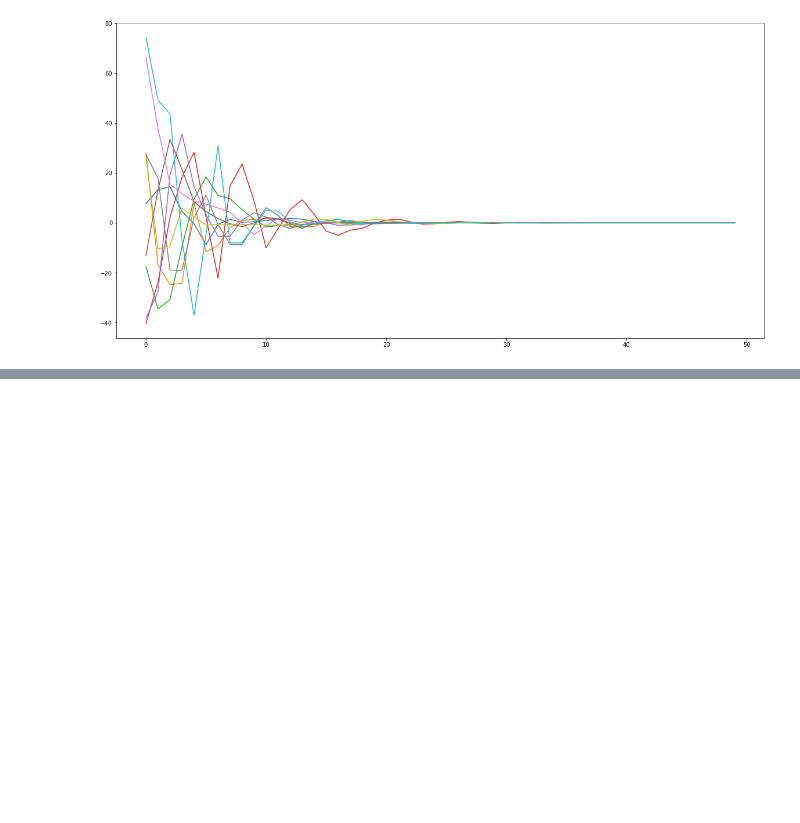
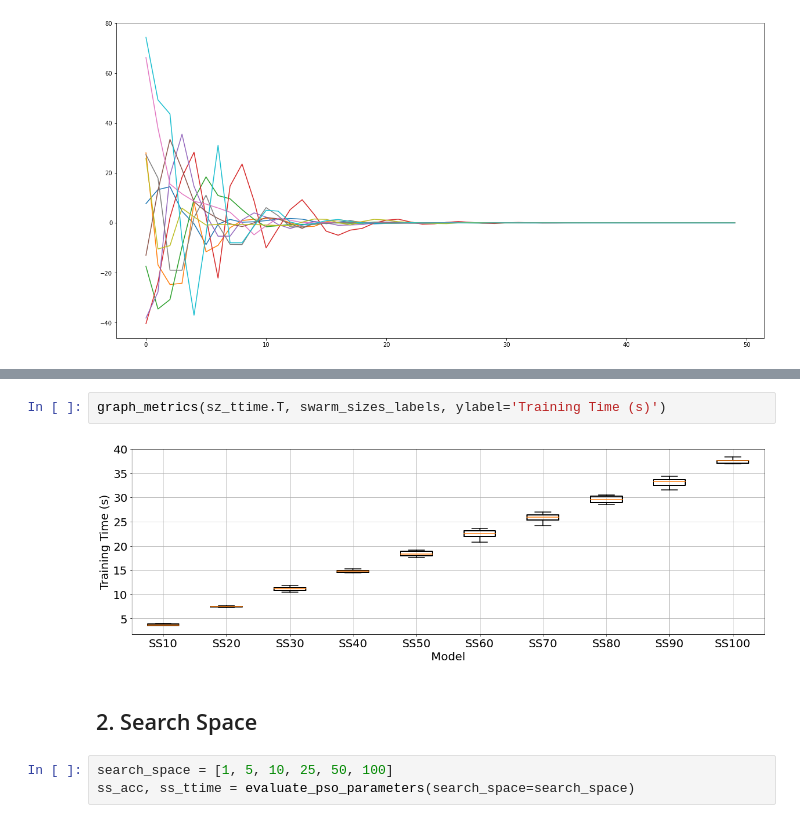
Before and after one commit to kymckay/f21bc-coursework, a Jupyter notebook: pso_research.ipynb, the cells around one changed output, grey strips where cells are left out. Cells and saved outputs as stored; diff of their text form; blank space fills up the shorter version.

```diff
--- a/pso_research.ipynb
+++ b/pso_research.ipynb
@@ -87,0 +237,9 @@ plt.show()
+# %%
+graph_metrics(sz_ttime.T, swarm_sizes_labels, ylabel='Training Time (s)')
+# %% [output]
+[figure, added]
+# %% [markdown]
+## 2. Search Space
+# %%
+search_space = [1, 5, 10, 25, 50, 100]
+ss_acc, ss_ttime = evaluate_pso_parameters(search_space=search_space)
```
Also changed, not shown: parts of 26 cells of this notebook.
